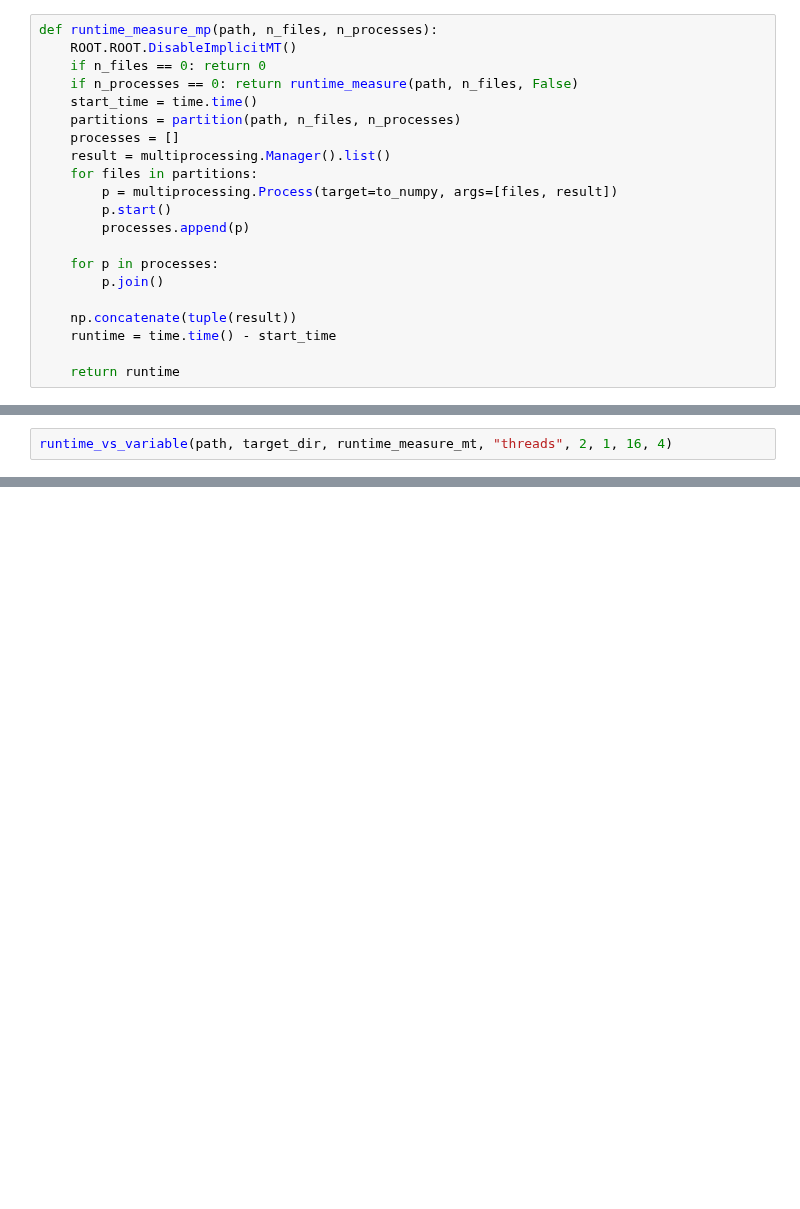
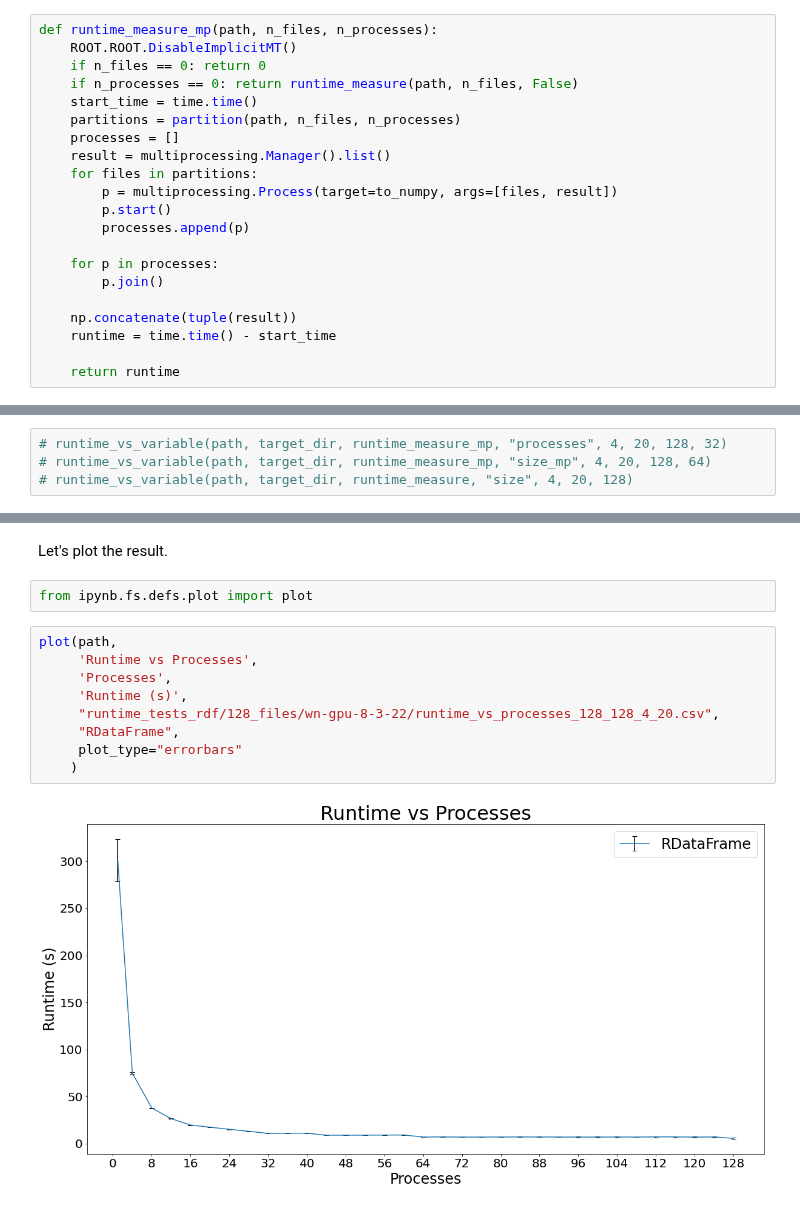
Before and after one commit to bucket420/DOE-INFN-2022, a Jupyter notebook: runtime_measurement_rdf.ipynb, the cells around one changed output, grey strips where cells are left out. Drawn from its saved outputs; the diff is of its cells as text; blank space fills up the shorter version.

```diff
--- a/runtime_measurement_rdf.ipynb
+++ b/runtime_measurement_rdf.ipynb
@@ -175,2 +204,4 @@ target_dir = "runtime_tests_rdf/test"
 # %%
-runtime_vs_variable(path, target_dir, runtime_measure_mt, "threads", 2, 1, 16, 4)
+# runtime_vs_variable(path, target_dir, runtime_measure_mp, "processes", 4, 20, 128, 32)
+# runtime_vs_variable(path, target_dir, runtime_measure_mp, "size_mp", 4, 20, 128, 64)
+# runtime_vs_variable(path, target_dir, runtime_measure, "size", 4, 20, 128)
@@ -179,0 +208,15 @@ Warning in <ROOT_TImplicitMT_DisableImplicitMT>: Implicit multi-threading is alr
+# %% [markdown]
+Let's plot the result.
+# %%
+from ipynb.fs.defs.plot import plot
+# %%
+plot(path,
+     'Runtime vs Processes',
+     'Processes',
+     'Runtime (s)',
+     "runtime_tests_rdf/128_files/wn-gpu-8-3-22/runtime_vs_processes_128_128_4_20.csv",
+     "RDataFrame",
+     plot_type="errorbars"
+    )
+# %% [output]
+[figure, added]
```
Also changed, not shown: parts of 15 cells of this notebook, 3 other files.
